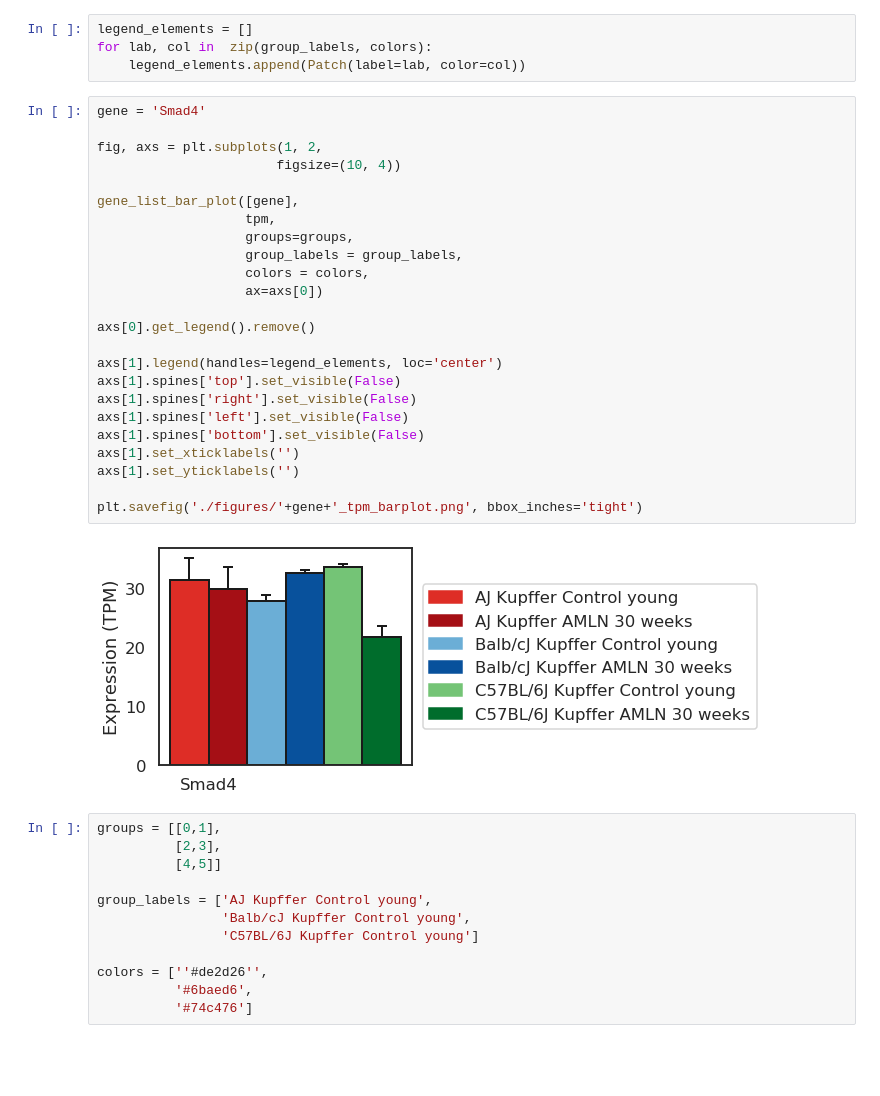
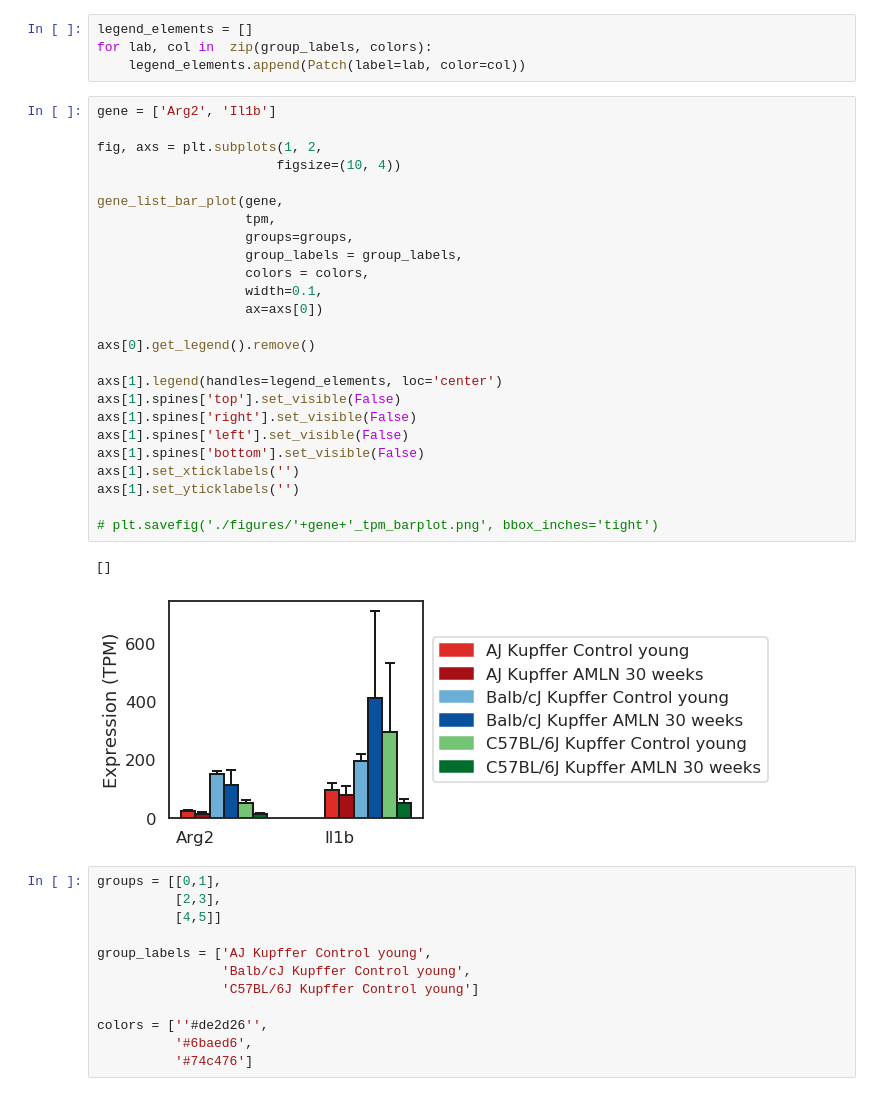
Before and after one commit to HunterBennett/strains_rna, a Jupyter notebook: results/K02b_Strains_AMLNtoControl_Kupffer_RNAHepatocyteContam.ipynb, the cells around one changed output. Saved outputs shown, nothing was run; the diff lists cells and outputs as text; blank space fills up the shorter version.

```diff
--- a/results/K02b_Strains_AMLNtoControl_Kupffer_RNAHepatocyteContam.ipynb
+++ b/results/K02b_Strains_AMLNtoControl_Kupffer_RNAHepatocyteContam.ipynb
@@ -526,31 +523,33 @@ legend_elements = []
 for lab, col in  zip(group_labels, colors):
     legend_elements.append(Patch(label=lab, color=col))
 # %%
-gene = 'Smad4'
+gene = ['Arg2', 'Il1b']
 
 fig, axs = plt.subplots(1, 2,
                        figsize=(10, 4))
 
-gene_list_bar_plot([gene],
+gene_list_bar_plot(gene,
                    tpm,
                    groups=groups,
                    group_labels = group_labels,
                    colors = colors,
+                   width=0.1,
                    ax=axs[0])
 
 axs[0].get_legend().remove()
 
 axs[1].legend(handles=legend_elements, loc='center')
 axs[1].spines['top'].set_visible(False)
 axs[1].spines['right'].set_visible(False)
 axs[1].spines['left'].set_visible(False)
 axs[1].spines['bottom'].set_visible(False)
 axs[1].set_xticklabels('')
 axs[1].set_yticklabels('')
 
-plt.savefig('./figures/'+gene+'_tpm_barplot.png', bbox_inches='tight')
+# plt.savefig('./figures/'+gene+'_tpm_barplot.png', bbox_inches='tight')
 # %% [output]
+[]
-[figure, old version]
+[figure, new version]
 # %%
 groups = [[0,1],
           [2,3],
```
Also changed, not shown: parts of 1 cell of this notebook, 2 other files.
